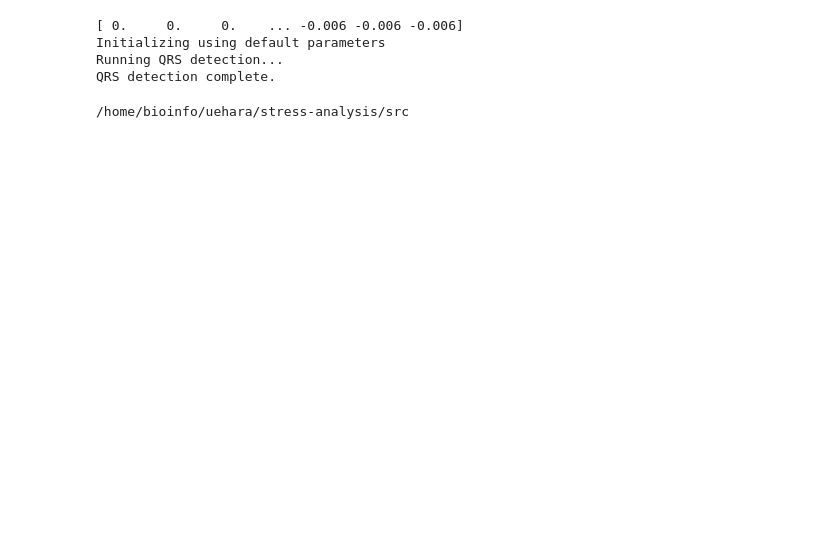
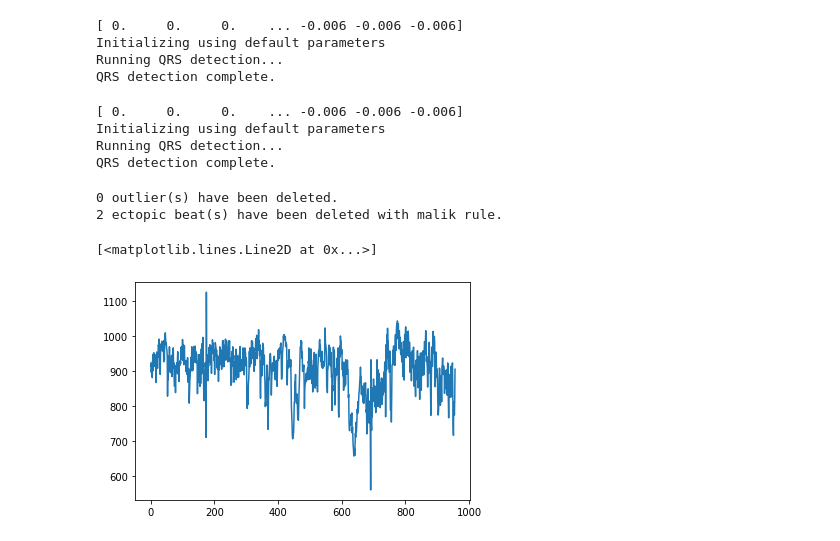
Before and after one commit to tabineko/stress-analysis, a Jupyter notebook: src/ECG_HRV.ipynb, the cells around one changed output. Cells and saved outputs as stored; diff of their text form; code cells hidden in the pictures; blank space fills up the shorter version.

Commit message:
use hrvanalysis!!

```diff
--- a/src/ECG_HRV.ipynb
+++ b/src/ECG_HRV.ipynb
@@ -72,9 +70,41 @@ if __name__ == '__main__':
 Initializing using default parameters
 Running QRS detection...
 QRS detection complete.
-# %%
-print(os.getcwd())
-filepath = '../data/WAV_00000010.txt'
-s = csv_to_signal(filepath)
-# %% [output]
-/home/bioinfo/uehara/stress-analysis/src
+# %%
+filepath = '../data/WAV_00000010.txt'
+    # if not os.path.exists(filepath):
+    #     exit()
+Fs = 1000  # [Hz]
+    # High cht freq: 30 [Hz]
+s = csv_to_signal(filepath)
+
+ecg_signal = ECGSignal(s)
+rri = ecg_signal.get_rri()
+# %% [output]
+[ 0.     0.     0.    ... -0.006 -0.006 -0.006]
+Initializing using default parameters
+Running QRS detection...
+QRS detection complete.
+# %%
+from hrvanalysis import remove_outliers, remove_ectopic_beats, interpolate_nan_values
+
+rri_int = list(map(int, rri * 1000))
+
+# This remove outliers from signal
+rr_intervals_without_outliers = remove_outliers(rr_intervals=rri_int,                                                     low_rri=300, high_rri=2000)
+
+# This replace outliers nan values with linear interpolation
+interpolated_rr_intervals = interpolate_nan_values(rr_intervals=rr_intervals_without_outliers, interpolation_method="linear")
+
+# This remove ectopic beats from signal
+nn_intervals_list = remove_ectopic_beats(rr_intervals=interpolated_rr_intervals, method="malik")
+# This replace ectopic beats nan values with linear interpolation
+interpolated_nn_intervals = interpolate_nan_values(rr_intervals=nn_intervals_list)
+# %% [output]
+0 outlier(s) have been deleted.
+2 ectopic beat(s) have been deleted with malik rule.
+# %%
+plt.plot(rri_int)
+# %% [output]
+[<matplotlib.lines.Line2D at 0x...>]
+[figure, added]
```
Also changed, not shown: parts of 8 cells of this notebook.
